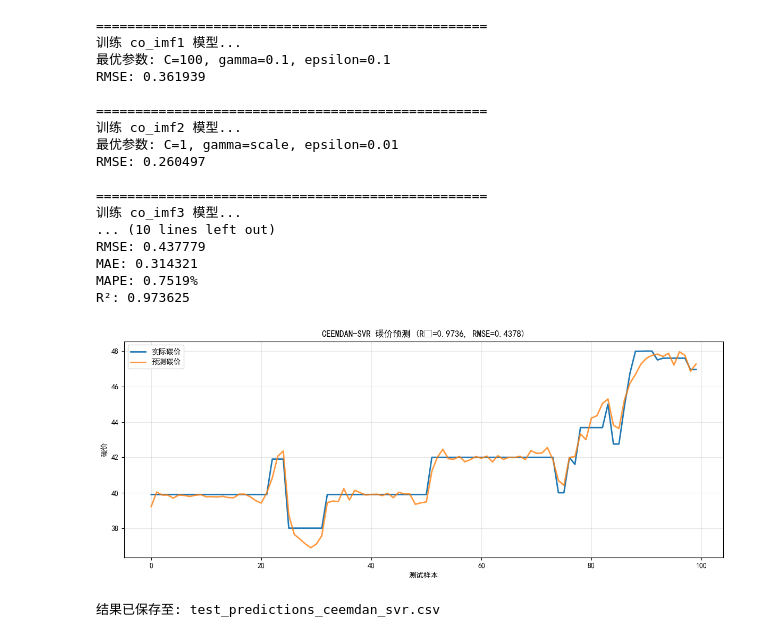
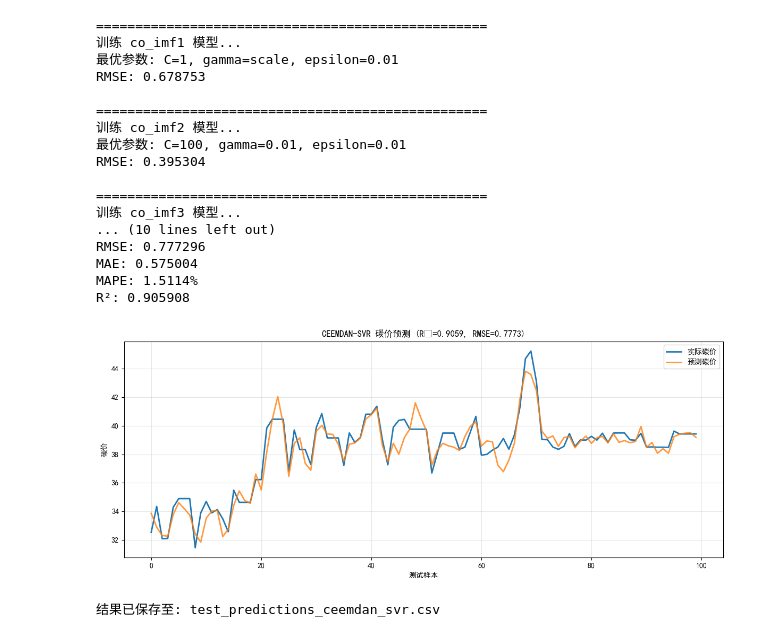
Before and after one commit to power12321/work, a Jupyter notebook: test1-svr.ipynb, the cells around one changed output. Drawn from its saved outputs; the diff is of its cells as text; code cells hidden in the pictures.

```diff
--- a/test1-svr.ipynb
+++ b/test1-svr.ipynb
@@ -20,11 +20,11 @@ TEST_SIZE = 100
 np.random.seed(SEED)
 
 # ==================== 读取数据 ====================
-co_imf_df = pd.read_csv("ceemdan_se145_data.csv")
+co_imf_df = pd.read_csv("ceemdan_se144_data.csv")
 co_imf_df = co_imf_df[["co-imf0", "co-imf1", "co-imf2"]].copy()
 co_imf_df.columns = ["co_imf1", "co_imf2", "co_imf3"]
 
-price_df = pd.read_csv("shenzhendemo_data.csv", names=["date", "close"], header=0)
+price_df = pd.read_csv("guanzhoudemo_data.csv", names=["date", "close"], header=0)
 price_df["date"] = pd.to_datetime(price_df["date"])
 price_df = price_df.sort_values("date", ascending=True).reset_index(drop=True)
 price_df["close"] = pd.to_numeric(price_df["close"], errors="coerce")
@@ -154,40 +154,40 @@ plt.figure(figsize=(12, 5))
 plt.plot(y_test_true, label="实际碳价", linewidth=2)
 plt.plot(y_pred_final, label="预测碳价", linewidth=2, alpha=0.8)
 plt.title(f"CEEMDAN-SVR 碳价预测 (R²={r2:.4f}, RMSE={rmse:.4f})")
 plt.xlabel("测试样本")
 plt.ylabel("碳价")
 plt.legend()
 plt.grid(alpha=0.3)
 plt.tight_layout()
 plt.show()
 
 # ==================== 保存 ====================
 errors = y_pred_final - y_test_true
 result_df = pd.DataFrame({
     "actual_close": y_test_true,
     "predicted_close": y_pred_final,
     "error": errors,
     "abs_error": np.abs(errors)
 })
 result_df.to_csv("test_predictions_ceemdan_svr.csv", index=False)
 print("\n结果已保存至: test_predictions_ceemdan_svr.csv")
 # %% [output]
 ==================================================
 训练 co_imf1 模型...
-最优参数: C=100, gamma=0.1, epsilon=0.1
-RMSE: 0.361939
+最优参数: C=1, gamma=scale, epsilon=0.01
+RMSE: 0.678753
 
 ==================================================
 训练 co_imf2 模型...
-最优参数: C=1, gamma=scale, epsilon=0.01
-RMSE: 0.260497
+最优参数: C=100, gamma=0.01, epsilon=0.01
+RMSE: 0.395304
 
 ==================================================
 训练 co_imf3 模型...
 ... (10 lines left out)
-RMSE: 0.437779
-MAE: 0.314321
-MAPE: 0.7519%
-R²: 0.973625
+RMSE: 0.777296
+MAE: 0.575004
+MAPE: 1.5114%
+R²: 0.905908
-[figure, old version]
+[figure, new version]
 结果已保存至: test_predictions_ceemdan_svr.csv
```
Also changed, not shown: 19 other files.
